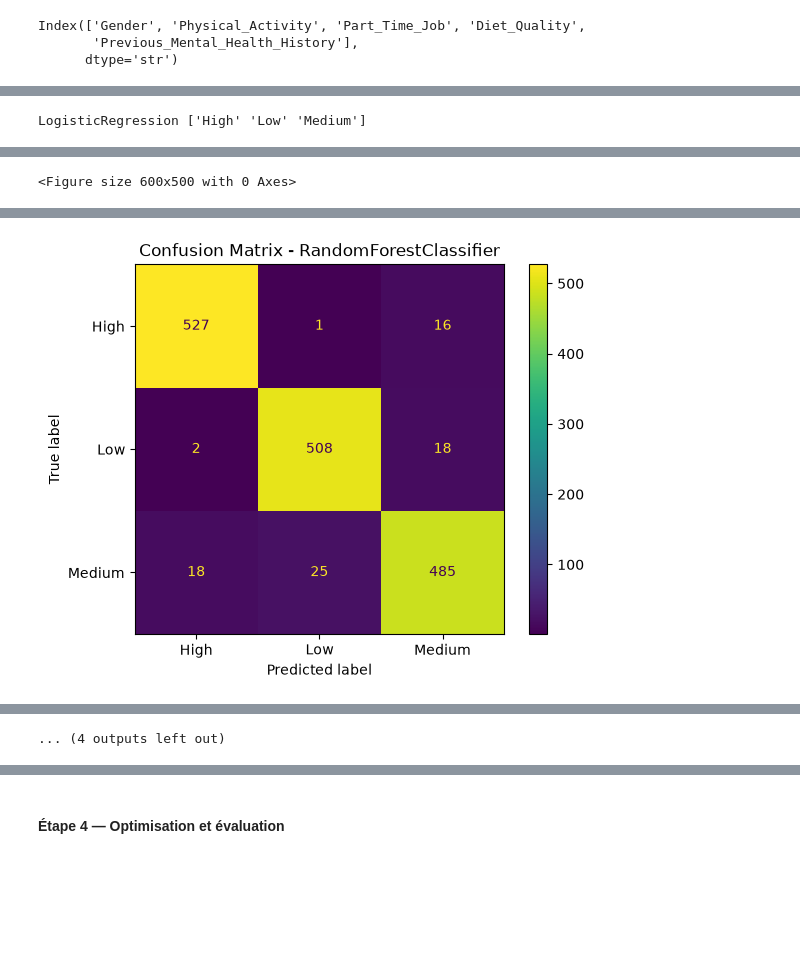
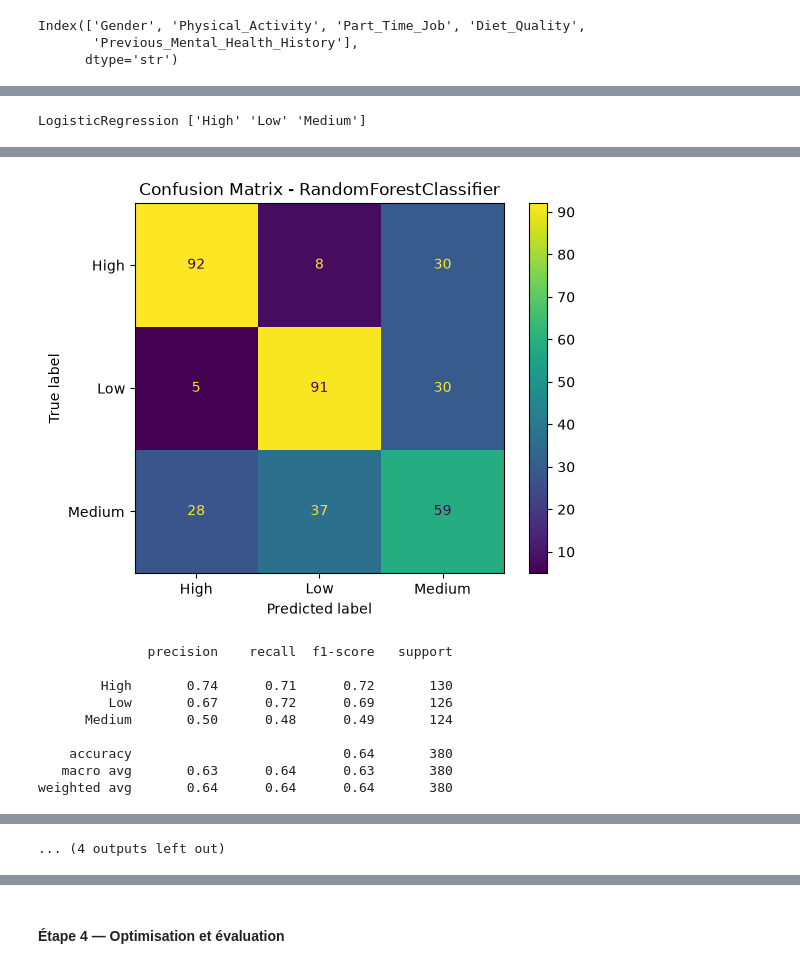
Before and after one commit to NohailaAitHammad/Student_Mental_Health, a Jupyter notebook: notebooks/exploration.ipynb, the cells around one changed output, grey strips where cells are left out. Cells and saved outputs as stored; diff of their text form; code cells hidden in the pictures; blank space fills up the shorter version.

```diff
--- a/notebooks/exploration.ipynb
+++ b/notebooks/exploration.ipynb
@@ -348,9 +484,9 @@ class IQRClipper(BaseEstimator, TransformerMixin):
 
             return X_clipped
 # %%
-numerics_transformers = Pipeline(steps=[
-      ('imputer', SimpleImputer(strategy='median')),
-      ('iqr_clipper', IQRClipper()),
-      ('scaler', StandardScaler(with_mean=False))
-])
+# numerics_transformers = Pipeline(steps=[
+#       ('imputer', SimpleImputer(strategy='median')),
+#       ('iqr_clipper', IQRClipper()),
+#       ('scaler', StandardScaler(with_mean=False))
+# ])
 # %%
@@ -388,39 +565,45 @@ from sklearn.preprocessing import label_binarize
 # %%
 models = {
-      "LogisticRegression" : (LogisticRegression(max_iter=100, random_state=42), None),
-      "DecisionTreeClassifier" : (DecisionTreeClassifier(max_depth=10, random_state=42), None),
-      "RandomForestClassifier" : (RandomForestClassifier(n_estimators=10, max_depth=10, random_state=42), None),
-      "SVC" : (SVC(kernel='linear', probability=True), None)
+      "LogisticRegression" : (LogisticRegression(max_iter=1000, random_state=42), None, True),
+      "DecisionTreeClassifier" : (DecisionTreeClassifier(max_depth=10, random_state=42), None, False),
+      "RandomForestClassifier" : (RandomForestClassifier(n_estimators=10, max_depth=10, random_state=42), None, False),
+      "SVC" : (SVC(kernel='rbf', probability=True), None, True)
 }
 # %%
+from sklearn.preprocessing import label_binarize
+
 results = []
 
 # Ordre des classes
 classes = ['Low', 'Medium', 'High']
 
 # Transformer y_test en représentation binaire
-y_train_bin = label_binarize(y_train, classes=classes)
+y_test_bin = label_binarize(y_test, classes=classes)
 
 plt.figure(figsize=(6,5))
 
 colors = ['orange','red','green']
-for model_name, (model, params) in models.items():
+for model_name, (model, params, scaling) in models.items():
+
+      features_preprocessor = create_preprocess(scaling=scaling)
+
       pipe = Pipeline([
       ('preproces', features_preprocessor),
+      # ('smote', SMOTE(random_state=42)),
       ('classificator', model)
       ])
       pipe.fit(X_train, y_train)
-      # print(f"{model_name} : {pipeline.score(X_train, y_train)}")
-      y_pred = pipe.predict(X_train)
+
+      y_pred = pipe.predict(X_test)
       # Probabilités pour chaque classe
-      y_score = pipe.predict_proba(X_train)
+      y_score = pipe.predict_proba(X_test)
 
       # Vérification de l'ordre des classes
       print(model_name, pipe.classes_)
 
       # Calcul du ROC-AUC multiclasse
       roc_auc_macro = roc_auc_score(
-            y_train,
+            y_test,
             y_score,
             labels=pipe.classes_,
             multi_class='ovr',
@@ -435,7 +618,7 @@ for model_name, (model, params) in models.items():
       for i, class_name in enumerate(pipe.classes_):
 
             fpr, tpr, thresholds = roc_curve(
-                  y_train_bin[:, i],
+                  y_test_bin[:, i],
                   y_score[:, i]
             )
 
@@ -466,7 +649,7 @@ for model_name, (model, params) in models.items():
 
       # Matrice de confusion
       ConfusionMatrixDisplay.from_predictions(
-            y_train,
+            y_test,
             y_pred,
             labels=pipe.classes_,
             display_labels=pipe.classes_
@@ -476,17 +659,18 @@ for model_name, (model, params) in models.items():
       plt.show()
 
       # Rapport de classification
-      print(classification_report(y_train, y_pred))
+      print(classification_report(y_test, y_pred))
 
       # Résultats
       results.append({
             'model_name': model_name,
-            'accuracy': accuracy_score(y_train, y_pred),
+            'model': pipe,
+            'accuracy': accuracy_score(y_test, y_pred),
             'recall_macro': recall_score(
-                  y_train, y_pred, average='macro'
+                  y_test, y_pred, average='macro'
             ),
             'f1_macro': f1_score(
-                  y_train, y_pred, average='macro'
+                  y_test, y_pred, average='macro'
             ),
             'roc_auc_macro': roc_auc_macro,
             'auc_low': auc_per_class['Low'],
@@ -494,14 +678,14 @@ for model_name, (model, params) in models.items():
             'auc_high': auc_per_class['High']
       })
 
-      # Comparaison finale
-      results_df = pd.DataFrame(results)
+# Comparaison finale
+results_df = pd.DataFrame(results).sort_values(
+            by='roc_auc_macro',
+            ascending=False, ignore_index=True
+      )
 
-      print(
-            results_df.sort_values(
-                  by='roc_auc_macro',
-                  ascending=False
-            )
-      )
+display(
+      results_df
+)
 # %% [output]
 LogisticRegression ['High' 'Low' 'Medium']
@@ -516 +692,0 @@ Please also refer to the documentation for alternative solver options:
-<Figure size 600x500 with 0 Axes>
@@ -556 +720,10 @@ RandomForestClassifier ['High' 'Low' 'Medium']
-[figure, old version]
+[figure, new version]
+              precision    recall  f1-score   support
+
+        High       0.74      0.71      0.72       130
+         Low       0.67      0.72      0.69       126
+      Medium       0.50      0.48      0.49       124
+
+    accuracy                           0.64       380
+   macro avg       0.63      0.64      0.63       380
+weighted avg       0.64      0.64      0.64       380
```
Also changed, not shown: parts of 47 cells of this notebook, 3 other files.
